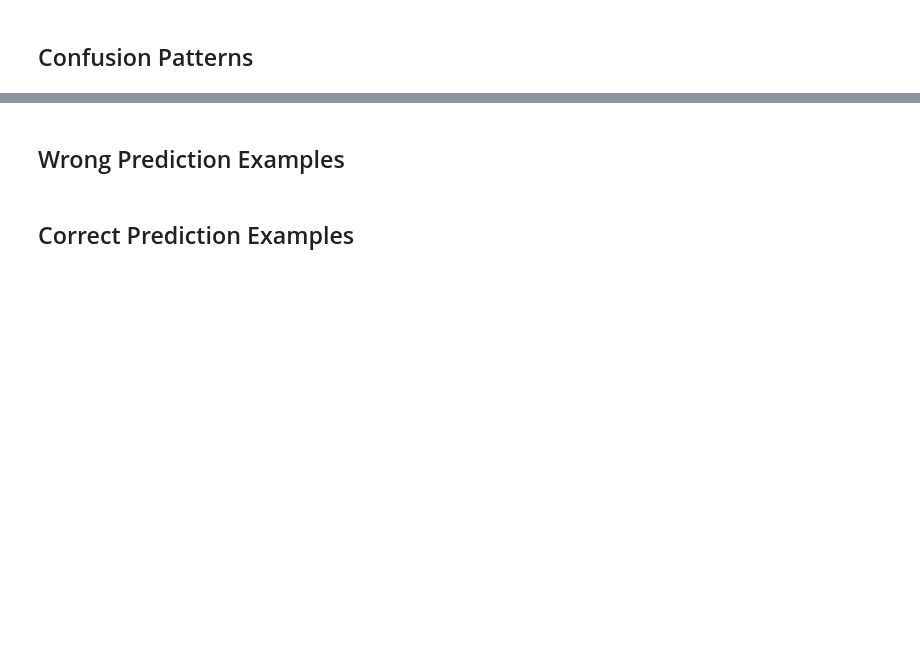
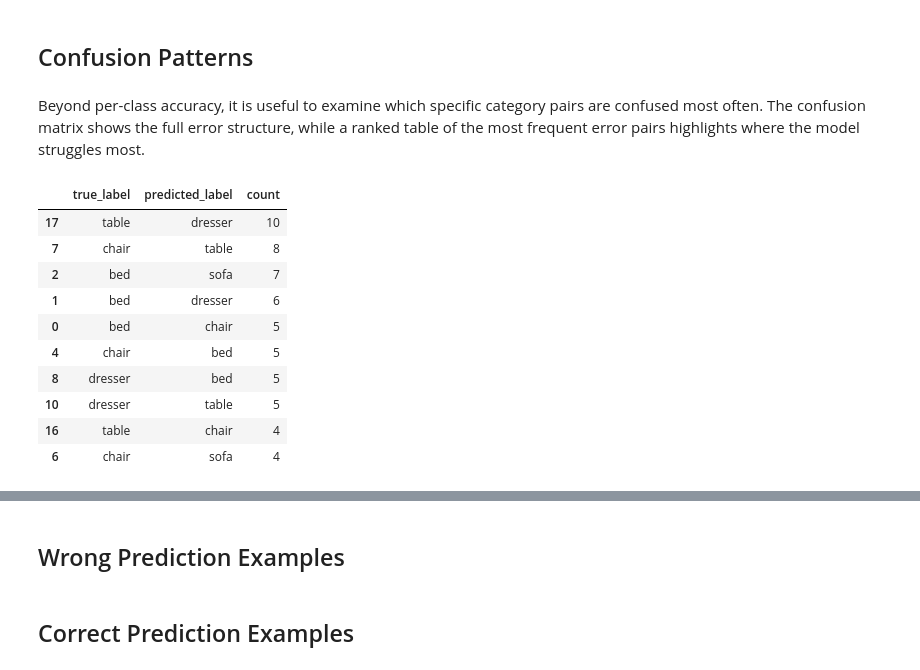
Before and after one commit to Vanya2307/Furniture-Sketch-Classifier, a Jupyter notebook: notebooks/05_analysis_results.ipynb, the cells around one changed output, grey strips where cells are left out. Saved outputs shown, nothing was run; the diff lists cells and outputs as text; code cells hidden in the pictures; blank space fills up the shorter version.

```diff
--- a/notebooks/05_analysis_results.ipynb
+++ b/notebooks/05_analysis_results.ipynb
@@ -117,2 +233,30 @@ There are **295 correct predictions** and **80 incorrect predictions**. These in
 # %% [markdown]
 ## Confusion Patterns
+# %% [markdown]
+Beyond per-class accuracy, it is useful to examine which specific category pairs are confused most often. The confusion matrix shows the full error structure, while a ranked table of the most frequent error pairs highlights where the model struggles most.
+# %%
+wrong_predictions_df = test_predictions_df[
+    test_predictions_df["correct"] == False
+].copy()
+
+confusion_pairs = (
+    wrong_predictions_df
+    .groupby(["true_label", "predicted_label"])
+    .size()
+    .reset_index(name="count")
+    .sort_values(by="count", ascending=False)
+)
+
+confusion_pairs.head(10)
+# %% [output]
+|  | true_label | predicted_label | count |
+| 17 | table | dresser | 10 |
+| 7 | chair | table | 8 |
+| 2 | bed | sofa | 7 |
+| 1 | bed | dresser | 6 |
+| 0 | bed | chair | 5 |
+| 4 | chair | bed | 5 |
+| 8 | dresser | bed | 5 |
+| 10 | dresser | table | 5 |
+| 16 | table | chair | 4 |
+| 6 | chair | sofa | 4 |
```
Also changed, not shown: parts of 19 cells of this notebook.
